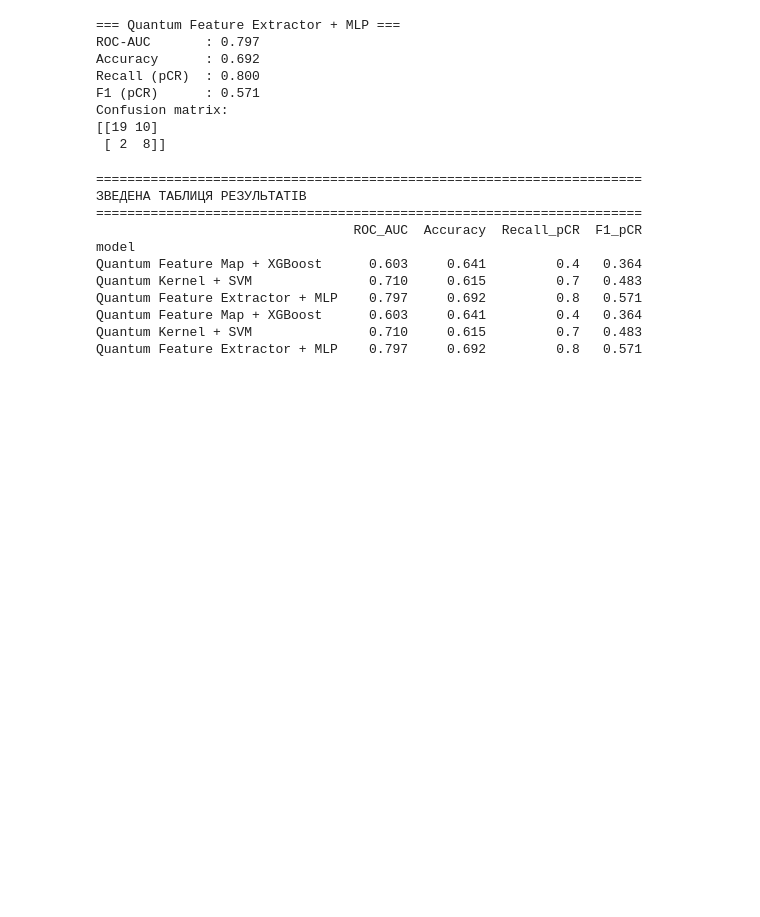
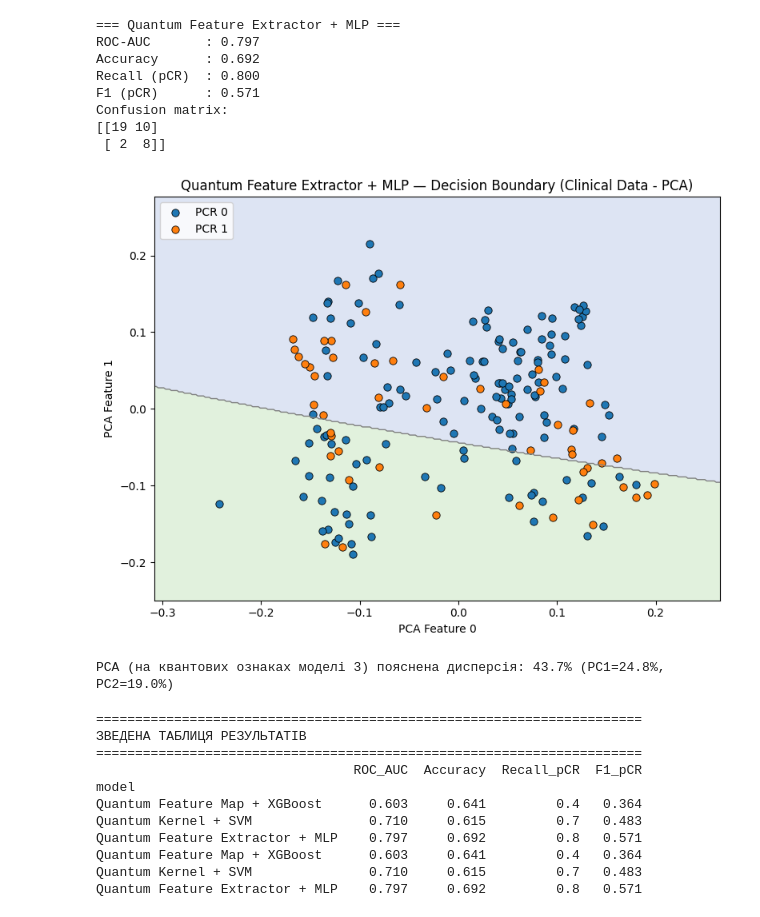
Before and after one commit to Sofiia-Mikhailova/hackaton-QNN-vs-QSVM-vs-Hybrid-A-Comparative-Study-for-Breast-Cancer-Diagnosis, a Jupyter notebook: hybrid_model_Method2.ipynb, the cells around one changed output. Saved outputs shown, nothing was run; the diff lists cells and outputs as text; code cells hidden in the pictures; blank space fills up the shorter version.

Commit message:
Added the visualisation of the best Hybrid model: Quantum Feature Extractor + MLP

```diff
--- a/hybrid_model_Method2.ipynb
+++ b/hybrid_model_Method2.ipynb
@@ -258,6 +258,68 @@ F1 (pCR)      : 0.571
 Confusion matrix:
 [[19 10]
  [ 2  8]]
+# %%
+# ===========================================================================
+# Візуалізація decision boundary для Quantum Feature Extractor + MLP
+# (PCA-проєкція квантових ознак у 2D, як у прикладеному зразку)
+# ===========================================================================
+from sklearn.decomposition import PCA
+
+# Об'єднуємо train+test квантові ознаки та мітки, щоб показати всі точки
+Xq_all_3 = np.vstack([Xq_train_3, Xq_test_3])
+y_all = np.concatenate([y_train, y_test])
+
+pca = PCA(n_components=2, random_state=42)
+Xq_all_2d = pca.fit_transform(Xq_all_3)
+
+# сітка в PCA-просторі
+margin = 0.15
+x_min, x_max = Xq_all_2d[:, 0].min(), Xq_all_2d[:, 0].max()
+y_min, y_max = Xq_all_2d[:, 1].min(), Xq_all_2d[:, 1].max()
+x_pad = (x_max - x_min) * margin
+y_pad = (y_max - y_min) * margin
+xx, yy = np.meshgrid(
+    np.linspace(x_min - x_pad, x_max + x_pad, 300),
+    np.linspace(y_min - y_pad, y_max + y_pad, 300),
+)
+grid_2d = np.c_[xx.ravel(), yy.ravel()]
+
+# повертаємо сітку назад у простір квантових ознак (наближена реконструкція
+# через PCA.inverse_transform), щоб прогнати через навчений MLP
+grid_quantum = pca.inverse_transform(grid_2d)
+grid_proba = clf3.predict_proba(grid_quantum)[:, 1]
+grid_pred = (grid_proba >= best_thr).astype(int).reshape(xx.shape)
+
+plt.figure(figsize=(8, 6))
+plt.contourf(
+    xx, yy, grid_pred, levels=[-0.5, 0.5, 1.5],
+    colors=["#c7d3ec", "#cde8c7"], alpha=0.6,
+)
+plt.contour(xx, yy, grid_pred, levels=[0.5], colors="gray", linewidths=1)
+
+colors = {0: "#1f77b4", 1: "#ff7f0e"}
+for label, name in [(0, "PCR 0"), (1, "PCR 1")]:
+    mask = y_all == label
+    plt.scatter(
+        Xq_all_2d[mask, 0], Xq_all_2d[mask, 1],
+        c=colors[label], label=name, edgecolors="k", linewidths=0.6, s=45,
+    )
+
+plt.title("Quantum Feature Extractor + MLP — Decision Boundary (Clinical Data - PCA)")
+plt.xlabel("PCA Feature 0")
+plt.ylabel("PCA Feature 1")
+plt.legend(loc="upper left")
+plt.tight_layout()
+plt.show()
+plt.close()
+
+print(f"\nPCA (на квантових ознаках моделі 3) пояснена дисперсія: "
+      f"{pca.explained_variance_ratio_.sum():.1%} "
+      f"(PC1={pca.explained_variance_ratio_[0]:.1%}, "
+      f"PC2={pca.explained_variance_ratio_[1]:.1%})")
+# %% [output]
+[figure, added]
+PCA (на квантових ознаках моделі 3) пояснена дисперсія: 43.7% (PC1=24.8%, PC2=19.0%)
 # %%
 # ===========================================================================
 # Зведена таблиця результатів
```
Also changed, not shown: 2 other files.
